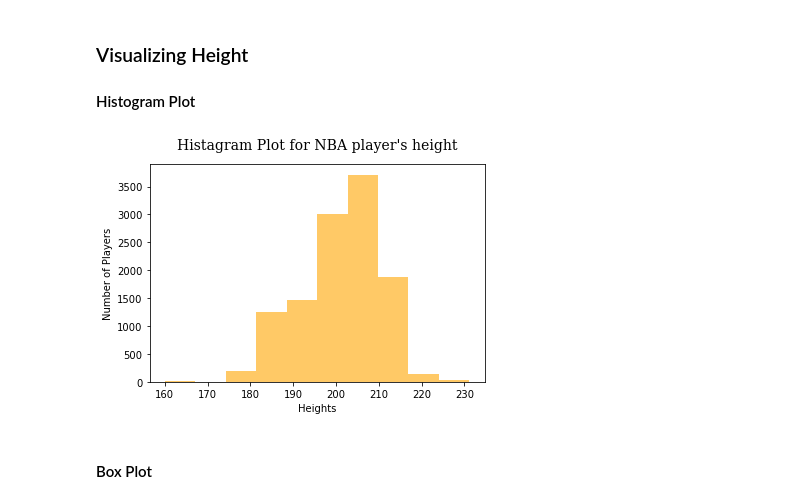
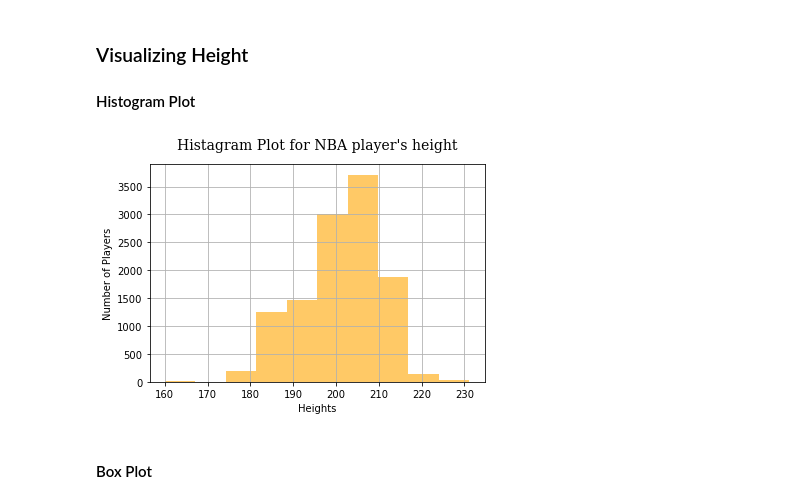
Before and after one commit to daksh-intwala/DATA_601, a Jupyter notebook: week02/lab/lab2.ipynb, the cells around one changed output. Saved outputs shown, nothing was run; the diff lists cells and outputs as text; code cells hidden in the pictures.

```diff
--- a/week02/lab/lab2.ipynb
+++ b/week02/lab/lab2.ipynb
@@ -23,15 +23,16 @@ import matplotlib.pyplot as plt
 # %%
 plt.hist(height, alpha=0.6, color='orange')
 
 plt.xlabel("Heights")
 plt.ylabel("Number of Players")
 
 font={'size': 14, 'family':'serif'}
 
 plt.title("Histagram Plot for NBA player's height", pad=15, fontdict=font)
+plt.grid()
 plt.show()
 # %% [output]
-[figure, old version]
+[figure, new version]
 # %% [markdown]
 #### Box Plot
 # %%
```
Also changed, not shown: parts of 2 cells of this notebook.
